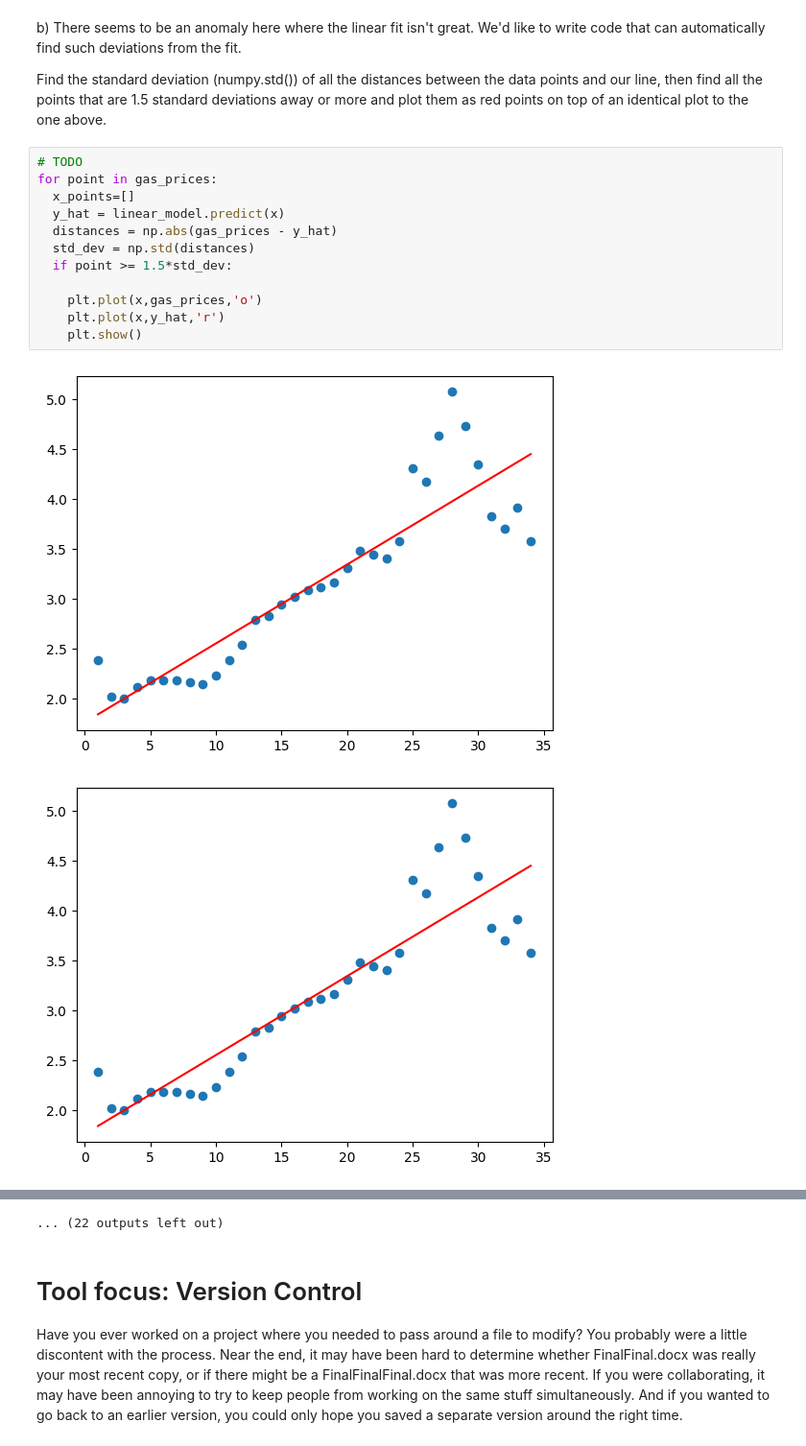
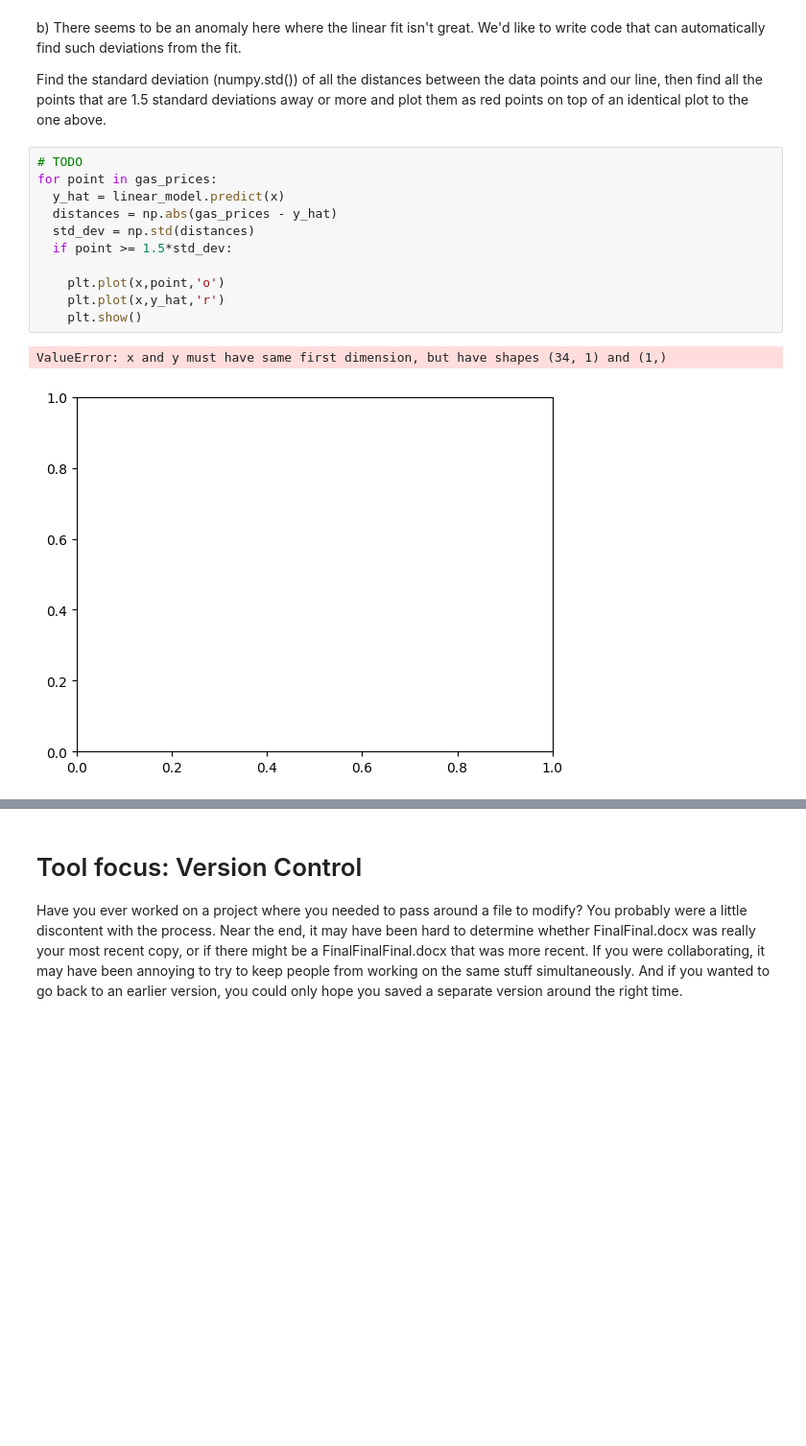
Before and after one commit to EllieWang2004/repo_test1, a Jupyter notebook: R9_DTreesVControl_DS110_F24.ipynb, the cells around one changed output, grey strips where cells are left out. Shown: that part at 96% size. Cells and saved outputs as stored; diff of their text form; blank space fills up the shorter version.

```diff
--- a/R9_DTreesVControl_DS110_F24.ipynb
+++ b/R9_DTreesVControl_DS110_F24.ipynb
@@ -87,15 +87,14 @@ Find the standard deviation (numpy.std()) of all the distances between the data
 # %%
 # TODO
 for point in gas_prices:
-  x_points=[]
   y_hat = linear_model.predict(x)
   distances = np.abs(gas_prices - y_hat)
   std_dev = np.std(distances)
   if point >= 1.5*std_dev:
 
-    plt.plot(x,gas_prices,'o')
+    plt.plot(x,point,'o')
     plt.plot(x,y_hat,'r')
     plt.show()
 # %% [output]
+ValueError: x and y must have same first dimension, but have shapes (34, 1) and (1,)
-[figure, old version]
+[figure, new version]
-[figure, removed]
@@ -112,4 +101,3 @@ for point in gas_prices:
-... (22 outputs left out)
 # %% [markdown]
 # Tool focus:  Version Control
 
```
Also changed, not shown: parts of 2 cells of this notebook.
